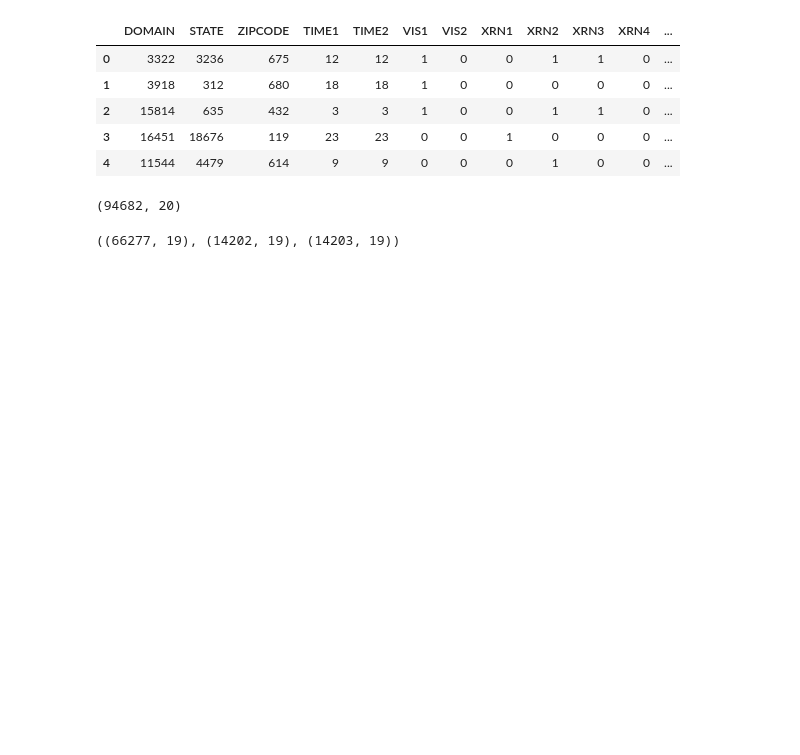
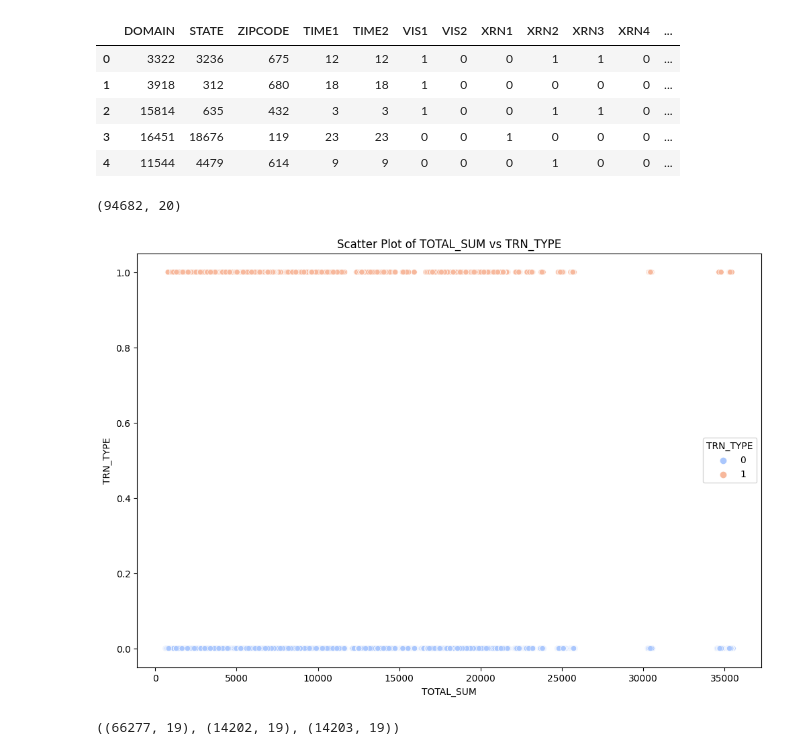
Before and after one commit to SUMANT2003/ML-Credit-Card-Fraud-Detection, a Jupyter notebook: CCFraud.ipynb, the cells around one changed output. Saved outputs shown, nothing was run; the diff lists cells and outputs as text; code cells hidden in the pictures; blank space fills up the shorter version.

```diff
--- a/CCFraud.ipynb
+++ b/CCFraud.ipynb
@@ -225,6 +324,21 @@ df.head()
 df.shape
 # %% [output]
 (94682, 20)
+# %%
+# Sum the specified features for each row
+df['TOTAL_SUM'] = df[['DOMAIN', 'STATE', 'ZIPCODE', 'TIME1', 'TIME2', 'VIS1', 'VIS2',
+                          'XRN1', 'XRN2', 'XRN3', 'XRN4', 'XRN5', 'VAR1', 'VAR2', 'VAR3',
+                          'VAR4', 'VAR5', 'TRN_AMT', 'TOTAL_TRN_AMT']].sum(axis=1)
+
+# Scatter plot of TOTAL_SUM vs TRN_TYPE
+plt.figure(figsize=(12, 8))
+sns.scatterplot(x=df['TOTAL_SUM'], y=df['TRN_TYPE'], hue=df['TRN_TYPE'], palette="coolwarm")
+plt.title('Scatter Plot of TOTAL_SUM vs TRN_TYPE')
+plt.xlabel('TOTAL_SUM')
+plt.ylabel('TRN_TYPE')
+plt.show()
+# %% [output]
+[figure, added]
 # %%
 from sklearn.model_selection import train_test_split
 
```
Also changed, not shown: parts of 1 cell of this notebook.
